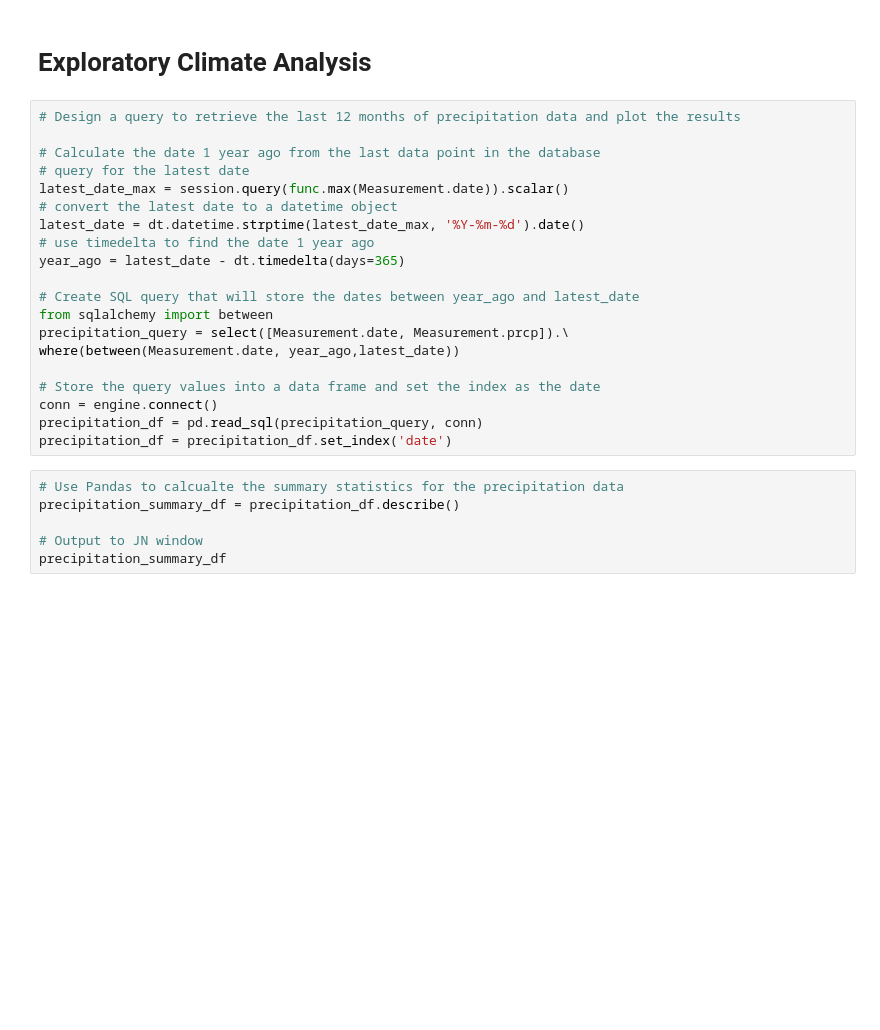
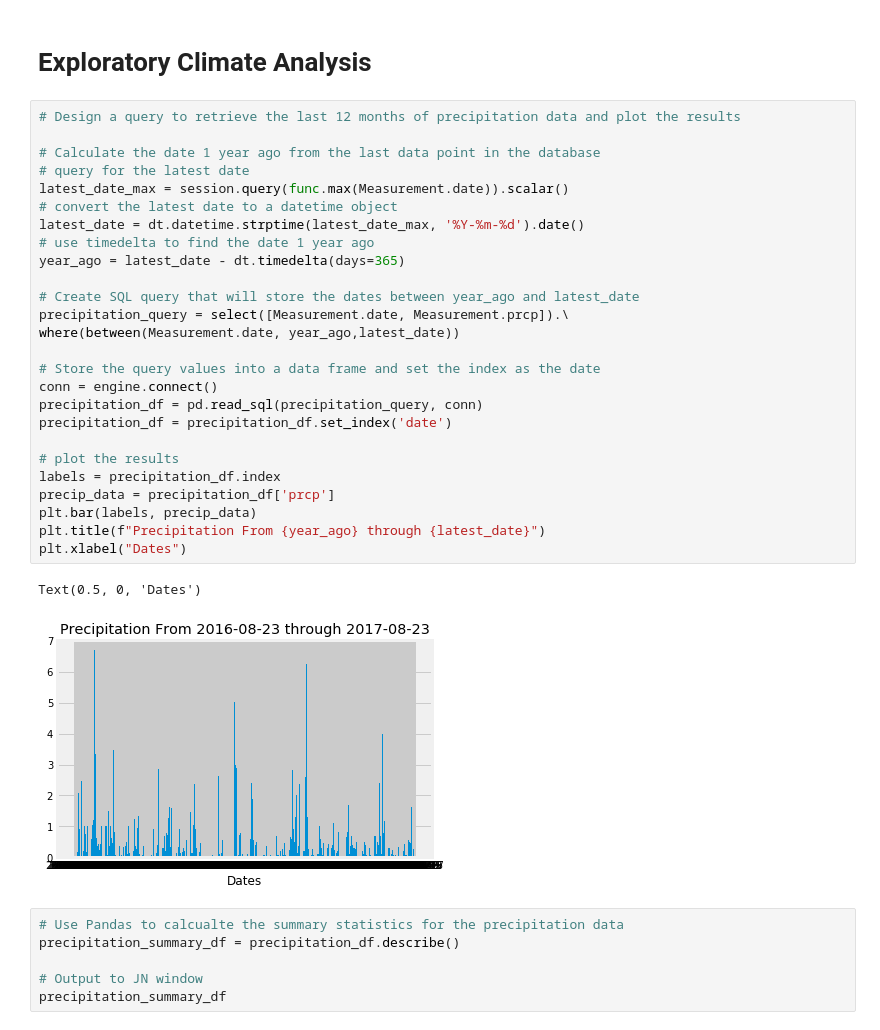
Before and after one commit to ramsun/climate-data-retrival-analysis-and-storgage, a Jupyter notebook: Climate Analysis.ipynb, the cells around one changed output. Drawn from its saved outputs; the diff is of its cells as text; blank space fills up the shorter version.

```diff
--- a/Climate Analysis.ipynb
+++ b/Climate Analysis.ipynb
@@ -45,23 +47,32 @@ session = Session(engine)
 # %%
 # Design a query to retrieve the last 12 months of precipitation data and plot the results
 
 # Calculate the date 1 year ago from the last data point in the database
 # query for the latest date
 latest_date_max = session.query(func.max(Measurement.date)).scalar()
 # convert the latest date to a datetime object
 latest_date = dt.datetime.strptime(latest_date_max, '%Y-%m-%d').date()
 # use timedelta to find the date 1 year ago
 year_ago = latest_date - dt.timedelta(days=365)
 
 # Create SQL query that will store the dates between year_ago and latest_date
-from sqlalchemy import between
 precipitation_query = select([Measurement.date, Measurement.prcp]).\
 where(between(Measurement.date, year_ago,latest_date))
 
 # Store the query values into a data frame and set the index as the date
 conn = engine.connect()
 precipitation_df = pd.read_sql(precipitation_query, conn)
 precipitation_df = precipitation_df.set_index('date')
+
+# plot the results
+labels = precipitation_df.index
+precip_data = precipitation_df['prcp']
+plt.bar(labels, precip_data)
+plt.title(f"Precipitation From {year_ago} through {latest_date}")
+plt.xlabel("Dates")
+# %% [output]
+Text(0.5, 0, 'Dates')
+[figure, added]
 # %%
 # Use Pandas to calcualte the summary statistics for the precipitation data
 precipitation_summary_df = precipitation_df.describe()
```
Also changed, not shown: parts of 12 cells of this notebook.
